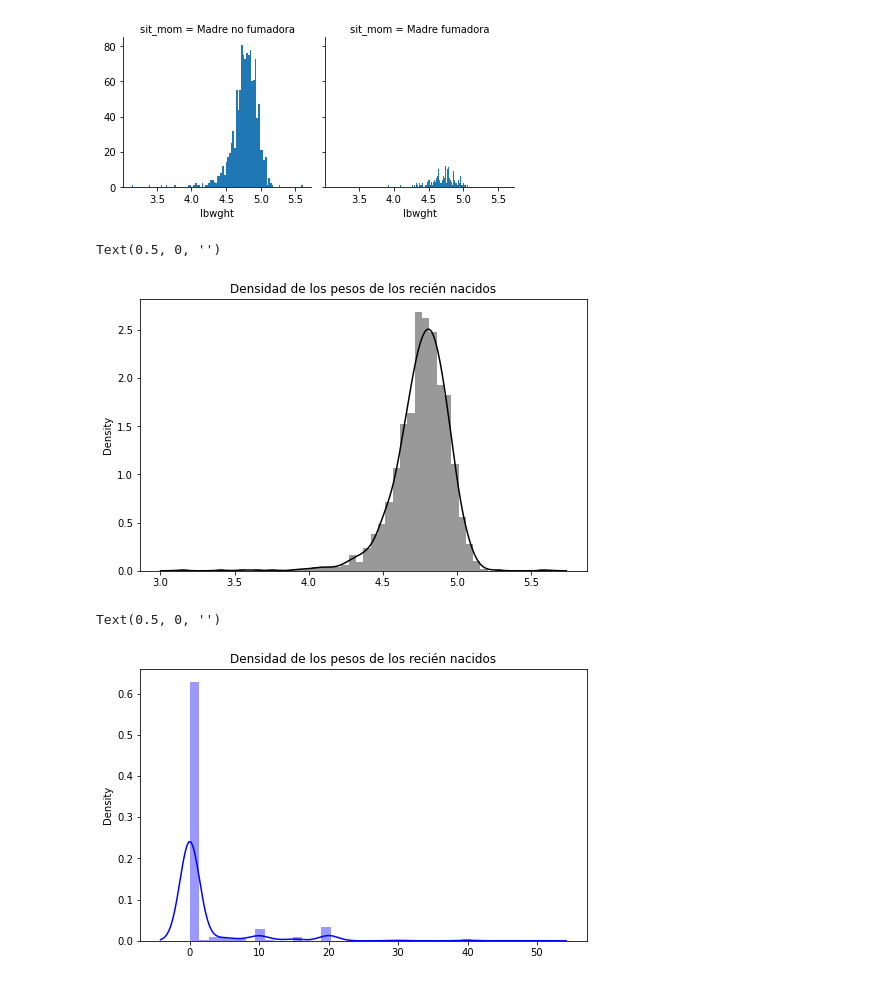
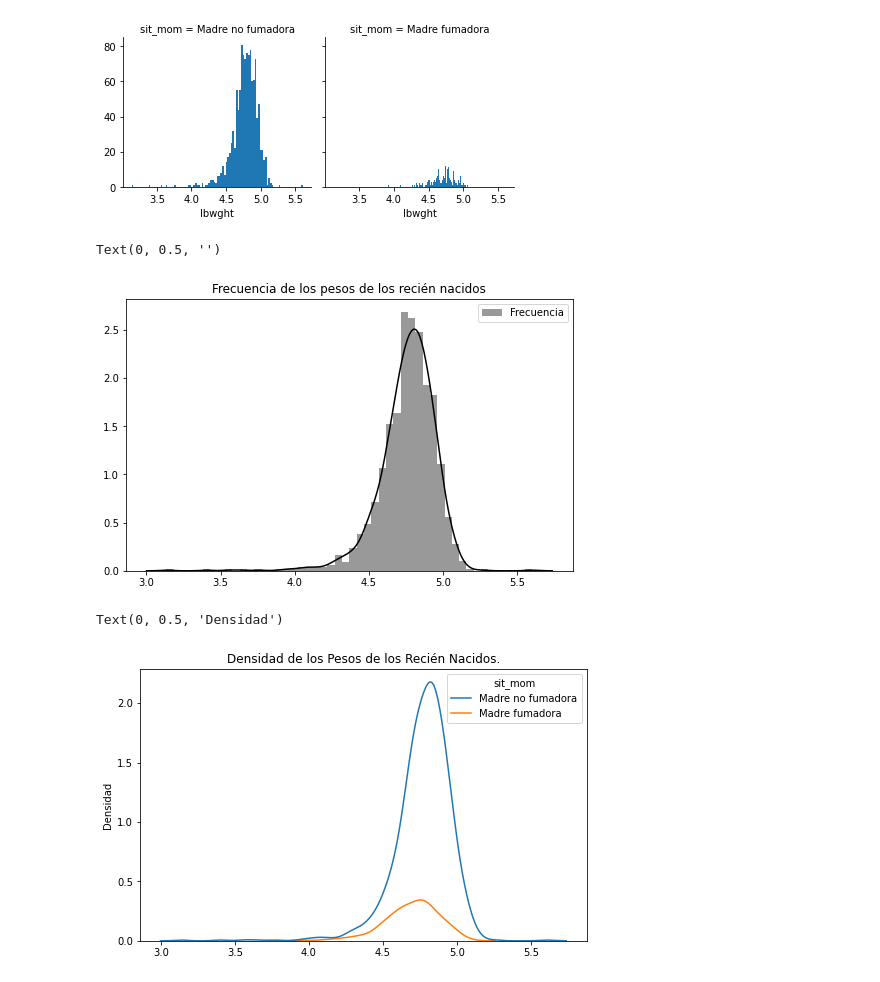
Before and after one commit to Robertopucp/1ECO35_R_PYTHON, a Jupyter notebook: Trabajo_grupal/WH6/Grupo_1_Python.ipynb, the cells around one changed output. Drawn from its saved outputs; the diff is of its cells as text; code cells hidden in the pictures.

```diff
--- a/Trabajo_grupal/WH6/Grupo_1_Python.ipynb
+++ b/Trabajo_grupal/WH6/Grupo_1_Python.ipynb
@@ -64,18 +64,21 @@ figure1.map(plt.hist, 'lbwght', bins=100)     # to show the hsitogram of moms wi
 # %%
 fig, ax = plt.subplots(figsize=(8, 5))
 
-sns.distplot(pesos['lbwght'], label = "Densidad", color = 'black')
-plt.title('Densidad de los pesos de los recién nacidos')
+sns.distplot(pesos['lbwght'], label = "Frecuencia", color = 'black')
+plt.title('Frecuencia de los pesos de los recién nacidos')
+plt.legend()
 plt.xlabel('')
+plt.ylabel('')
 # %% [output]
-Text(0.5, 0, '')
+Text(0, 0.5, '')
-[figure, old version]
+[figure, new version]
 # %%
 fig, ax = plt.subplots(figsize=(8, 5))
 
-sns.distplot(pesos['cigs'], label = "Densidad", color = 'blue')
-plt.title('Densidad de los pesos de los recién nacidos')
-plt.xlabel('')
+sns.kdeplot(data=pesos, x="lbwght", hue="sit_mom")
+plt.title("Densidad de los Pesos de los Recién Nacidos.")
+plt.xlabel("")
+plt.ylabel("Densidad")
 # %% [output]
-Text(0.5, 0, '')
+Text(0, 0.5, 'Densidad')
-[figure, old version]
+[figure, new version]
```
